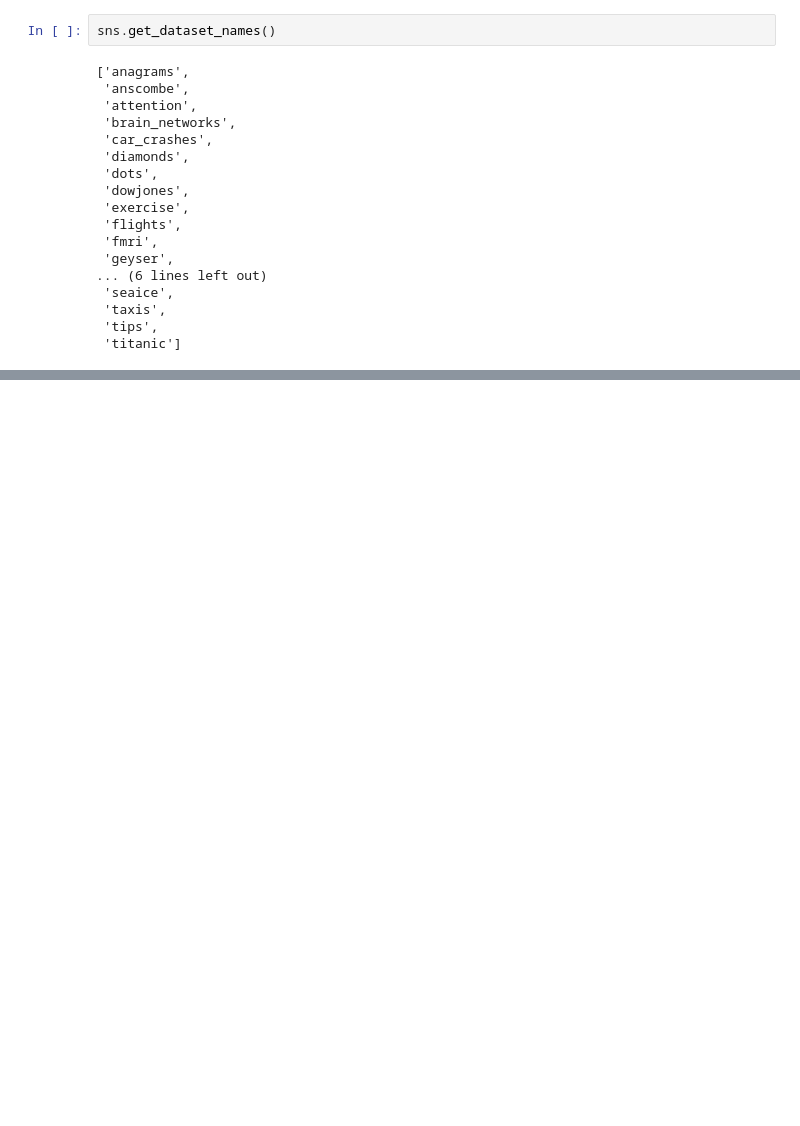
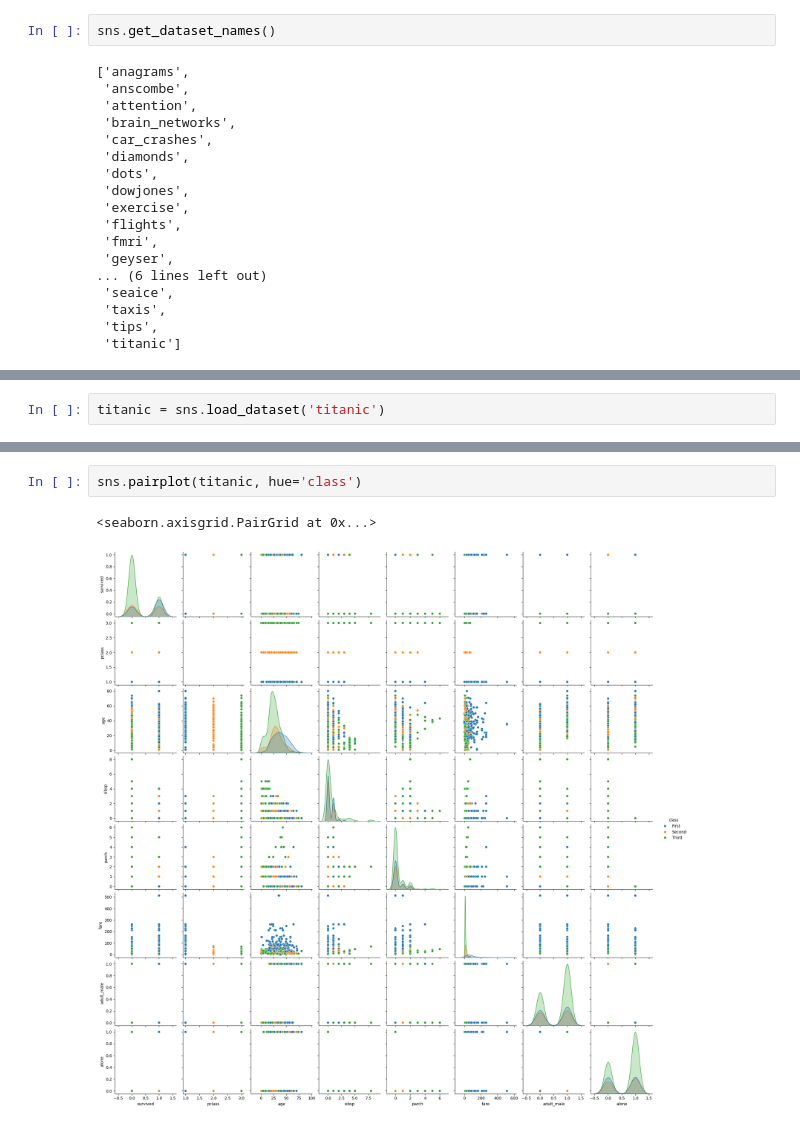
Before and after one commit to gihAzevedo/SantanderCoders, a Jupyter notebook: dataset_seaborn_colab.ipynb, the cells around one changed output, grey strips where cells are left out. Saved outputs shown, nothing was run; the diff lists cells and outputs as text; blank space fills up the shorter version.

```diff
--- a/dataset_seaborn_colab.ipynb
+++ b/dataset_seaborn_colab.ipynb
@@ -43,0 +61,2 @@ sns.get_dataset_names()
+# %%
+titanic = sns.load_dataset('titanic')
@@ -43,0 +87,5 @@ sns.get_dataset_names()
+# %%
+sns.pairplot(titanic, hue='class')
+# %% [output]
+<seaborn.axisgrid.PairGrid at 0x...>
+[figure, added]
```
Also changed, not shown: parts of 6 cells of this notebook.
